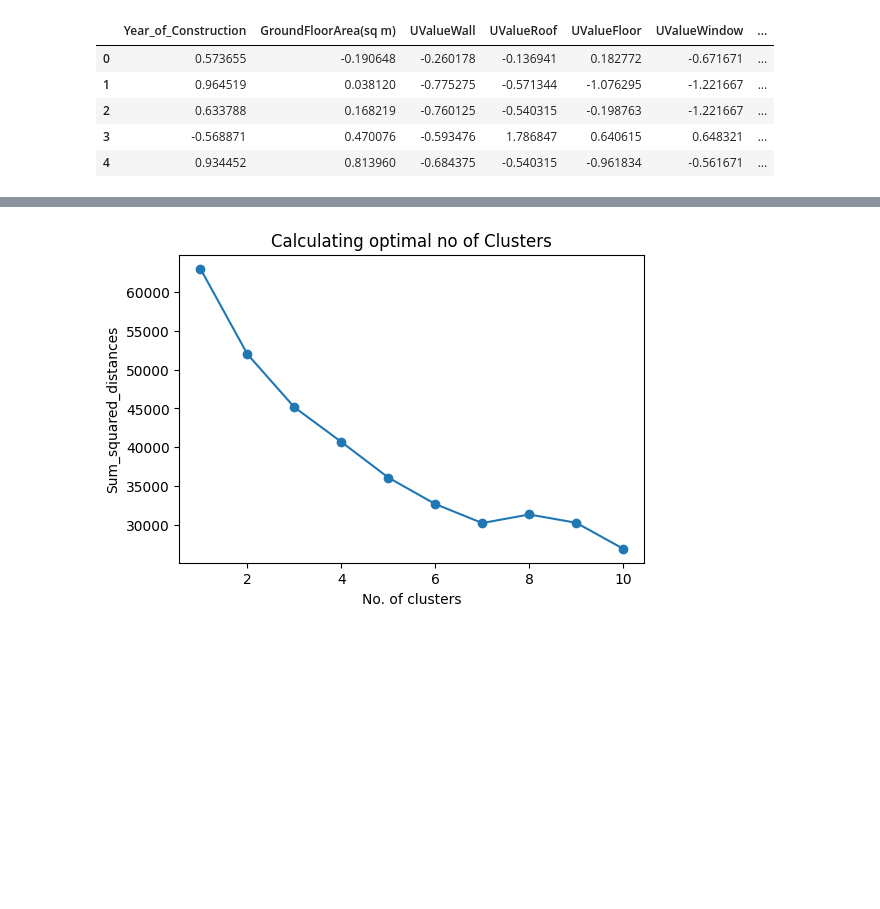
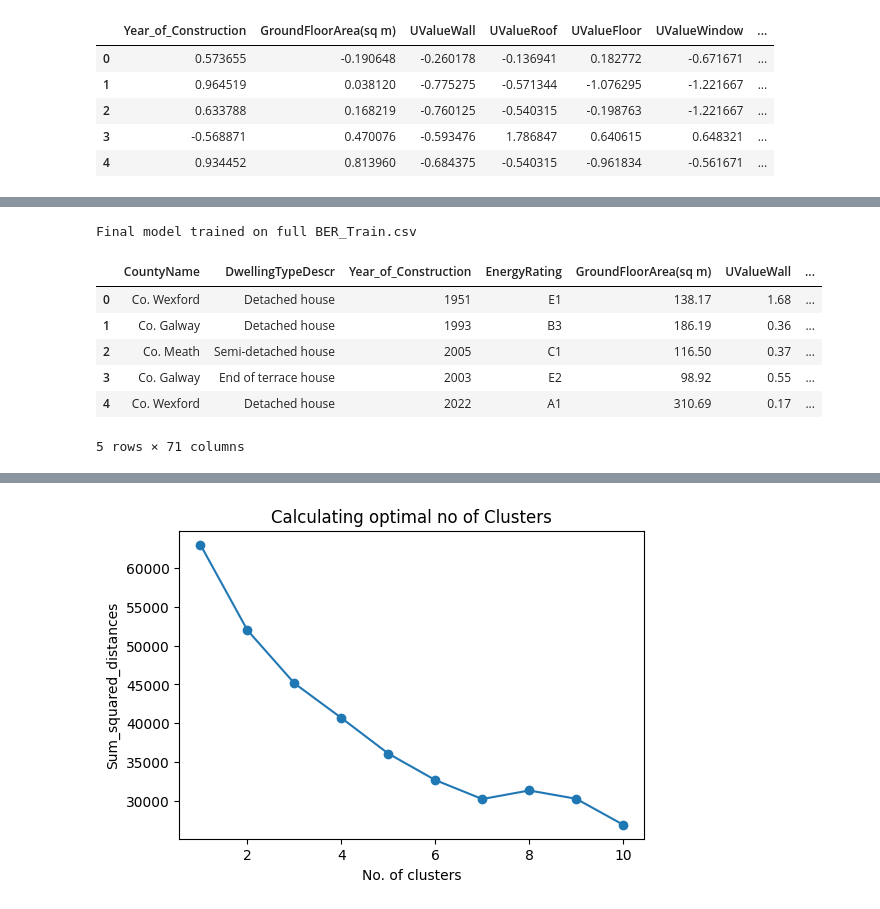
Before and after one commit to MikeLynagh/Predict-BER-Home-Ratings-MLProject, a Jupyter notebook: project.ipynb, the cells around one changed output, grey strips where cells are left out. Cells and saved outputs as stored; diff of their text form; code cells hidden in the pictures; blank space fills up the shorter version.

Commit message:
Added RandomClassification

```diff
--- a/project.ipynb
+++ b/project.ipynb
@@ -120,0 +223,26 @@ X_scaled_df.head()
+# %%
+# Random Forest was better
+# Model training on actual BER
+final_model = RandomForestClassifier(
+    n_estimators=200,
+    max_depth=None,
+    random_state=42,
+    n_jobs=-1
+)
+final_model.fit(X_scaled_df, df_imputed['EnergyRating'])
+
+print('Final model trained on full BER_Train.csv')
+# %% [output]
+Final model trained on full BER_Train.csv
+# %%
+# Read in Test dataset
+df_test = pd.read_csv('BER_Test.csv', encoding='utf-8')
+df_test.head()
+# %% [output]
+|  | CountyName | DwellingTypeDescr | Year_of_Construction | EnergyRating | GroundFloorArea(sq m) | UValueWall | ... |
+| 0 | Co. Wexford | Detached house | 1951 | E1 | 138.17 | 1.68 | ... |
+| 1 | Co. Galway | Detached house | 1993 | B3 | 186.19 | 0.36 | ... |
+| 2 | Co. Meath | Semi-detached house | 2005 | C1 | 116.50 | 0.37 | ... |
+| 3 | Co. Galway | End of terrace house | 2003 | E2 | 98.92 | 0.55 | ... |
+| 4 | Co. Wexford | Detached house | 2022 | A1 | 310.69 | 0.17 | ... |
+5 rows × 71 columns
```
Also changed, not shown: parts of 9 cells of this notebook.
